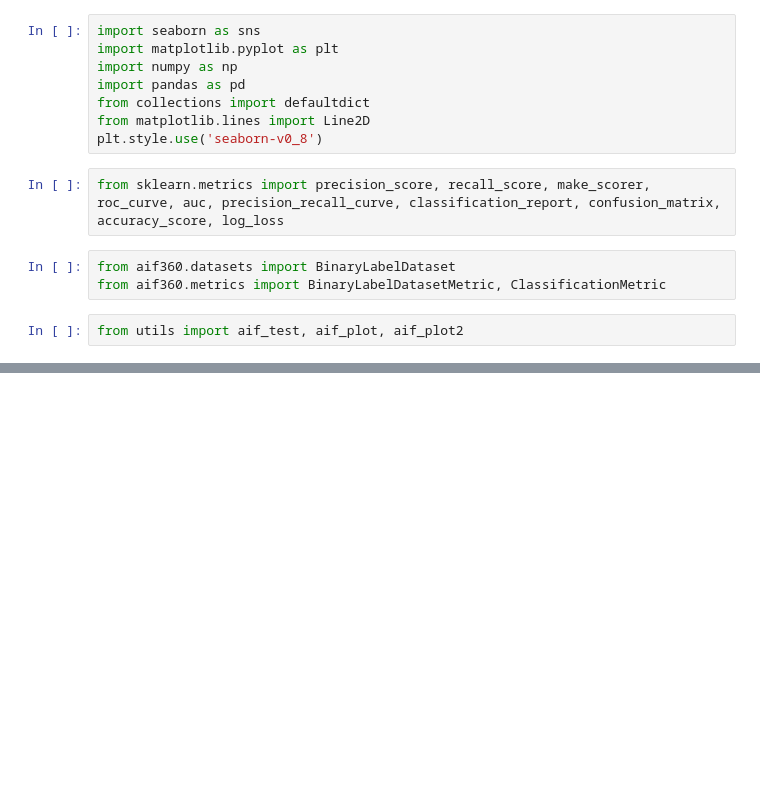
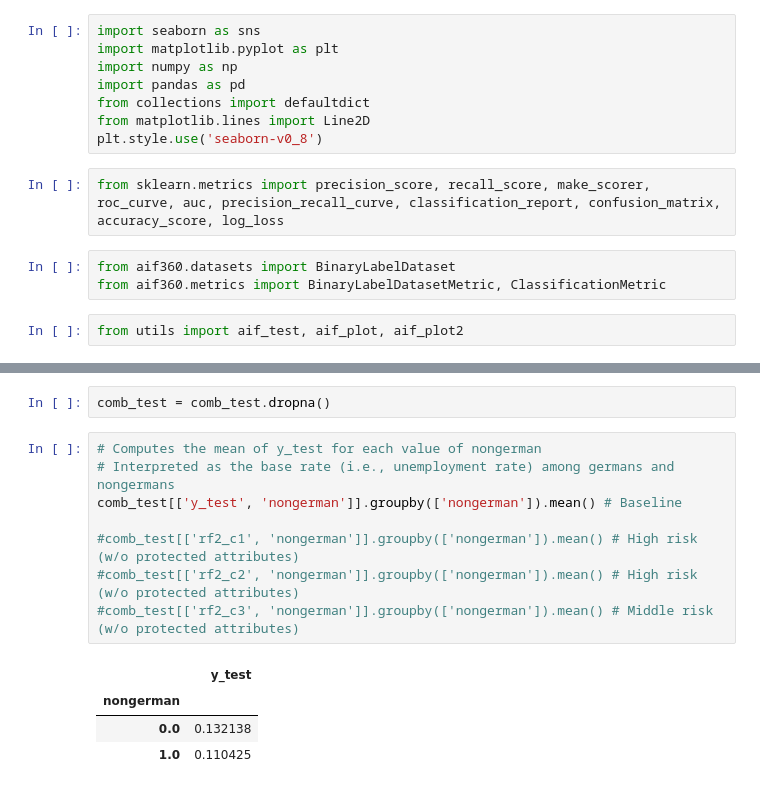
Before and after one commit to jsbroden/CMA_Fairness, a Jupyter notebook: 03b_eval_fair_metrics.ipynb, the cells around one changed output, grey strips where cells are left out. Cells and saved outputs as stored; diff of their text form; blank space fills up the shorter version.

```diff
--- a/03b_eval_fair_metrics.ipynb
+++ b/03b_eval_fair_metrics.ipynb
@@ -17,0 +36,15 @@ from utils import aif_test, aif_plot, aif_plot2
+# %%
+comb_test = comb_test.dropna()
+# %%
+# Computes the mean of y_test for each value of nongerman
+# Interpreted as the base rate (i.e., unemployment rate) among germans and nongermans
+comb_test[['y_test', 'nongerman']].groupby(['nongerman']).mean() # Baseline
+
+#comb_test[['rf2_c1', 'nongerman']].groupby(['nongerman']).mean() # High risk (w/o protected attributes)
+#comb_test[['rf2_c2', 'nongerman']].groupby(['nongerman']).mean() # High risk (w/o protected attributes)
+#comb_test[['rf2_c3', 'nongerman']].groupby(['nongerman']).mean() # Middle risk (w/o protected attributes)
+# %% [output]
+|  | y_test |
+| nongerman |  |
+| 0.0 | 0.132138 |
+| 1.0 | 0.110425 |
```
Also changed, not shown: parts of 46 cells of this notebook, 5 other files.
